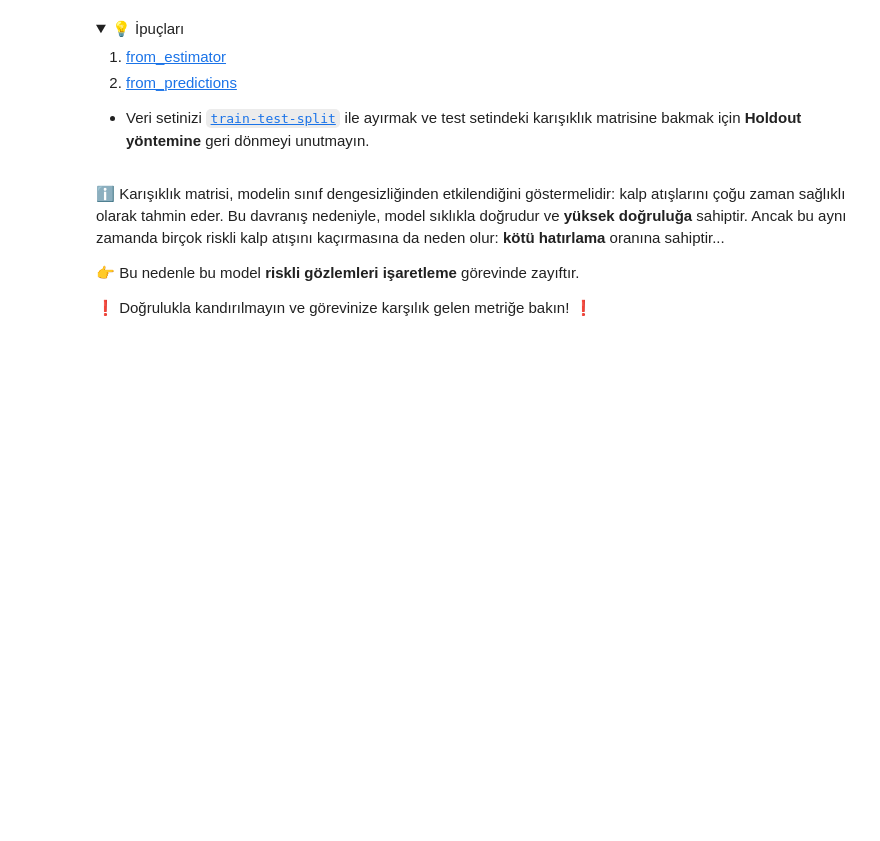
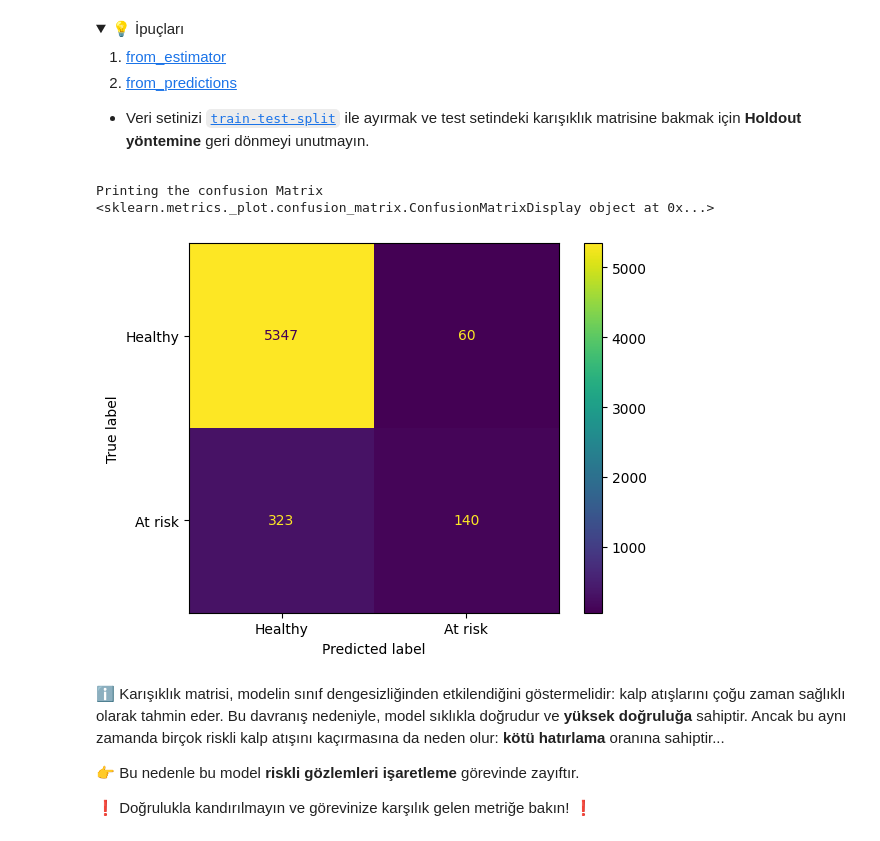
Before and after one commit to gonulsabah/workintech_project, a Jupyter notebook: S16D3-S-data-electrocardiograms/Electrocardiograms.ipynb, the cells around one changed output. Cells and saved outputs as stored; diff of their text form; code cells hidden in the pictures; folded sections open; blank space fills up the shorter version.

```diff
--- a/S16D3-S-data-electrocardiograms/Electrocardiograms.ipynb
+++ b/S16D3-S-data-electrocardiograms/Electrocardiograms.ipynb
@@ -239,3 +237,19 @@ print("Why ? Let's print a confusion matrix!")
+# %%
+# YOUR CODE HERE
+from sklearn.metrics import confusion_matrix, ConfusionMatrixDisplay
+from sklearn.model_selection import train_test_split
+
+X_train, X_test, y_train, y_test = train_test_split(X, y, test_size=0.3)
+log_model = LogisticRegression(max_iter=1000).fit(X_train,y_train)
+
+y_pred = log_model.predict(X_test)
+print("Printing the confusion Matrix")
+disp = ConfusionMatrixDisplay.from_predictions(y_test, y_pred, display_labels=['Healthy','At risk'])
+print(disp)
+# %% [output]
+Printing the confusion Matrix
+<sklearn.metrics._plot.confusion_matrix.ConfusionMatrixDisplay object at 0x...>
+[figure, added]
 # %% [markdown]
 ℹ️ Karışıklık matrisi, modelin sınıf dengesizliğinden etkilendiğini göstermelidir: kalp atışlarını çoğu zaman sağlıklı olarak tahmin eder. Bu davranış nedeniyle, model sıklıkla doğrudur ve **yüksek doğruluğa** sahiptir. Ancak bu aynı zamanda birçok riskli kalp atışını kaçırmasına da neden olur: **kötü hatırlama** oranına sahiptir...
 
```
Also changed, not shown: parts of 16 cells of this notebook, 10 other files.
